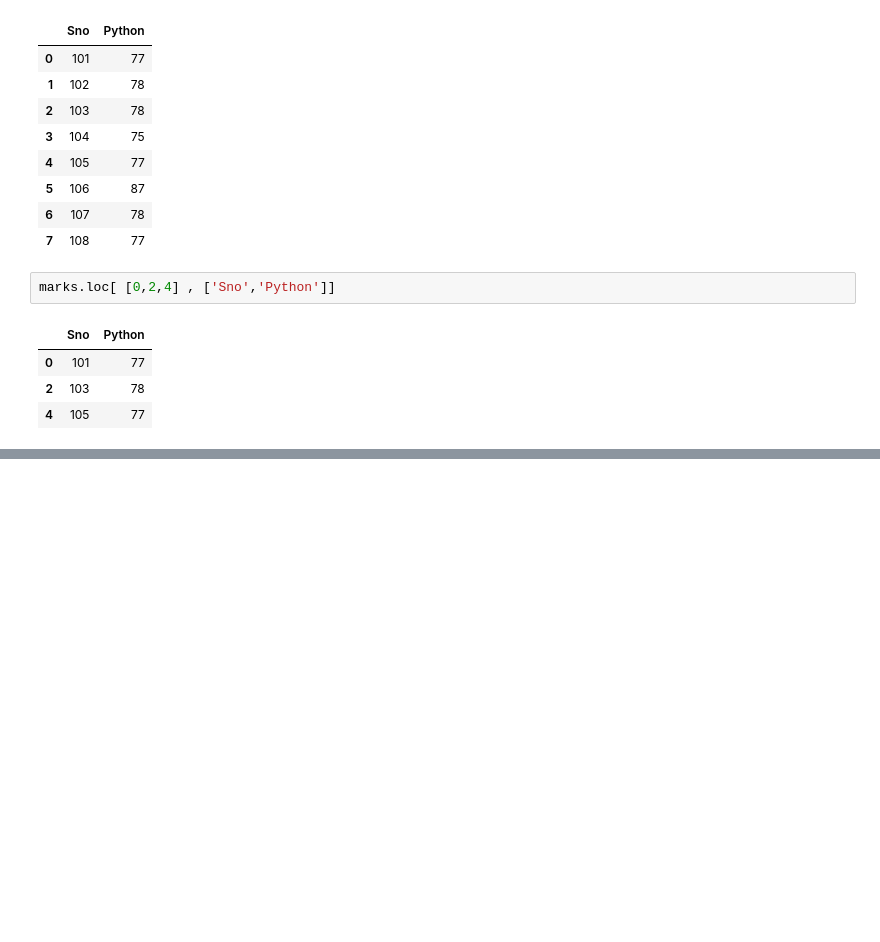
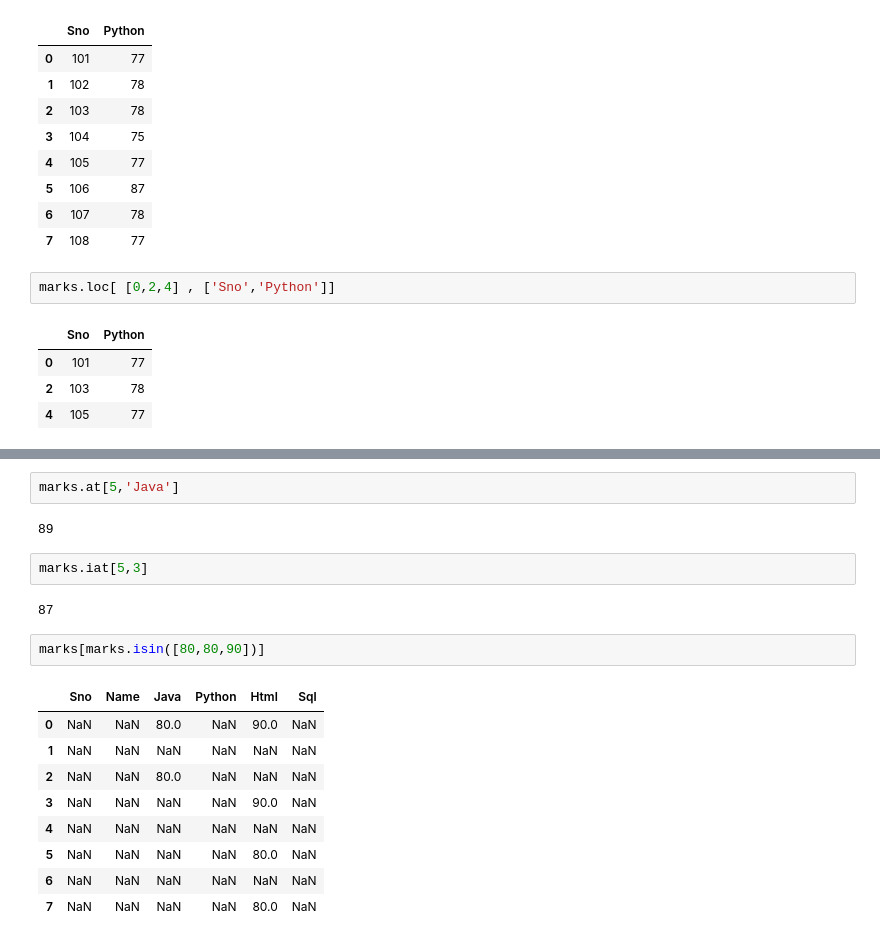
Before and after one commit to srikanthpragada/DS_06_MAY_2019, a Jupyter notebook: marks_df.ipynb, the cells around one changed output, grey strips where cells are left out. Saved outputs shown, nothing was run; the diff lists cells and outputs as text; blank space fills up the shorter version.

```diff
--- a/marks_df.ipynb
+++ b/marks_df.ipynb
@@ -143,0 +156,20 @@ marks.loc[ marks['Java'] > 85 ]
+# %%
+marks.at[5,'Java']
+# %% [output]
+89
+# %%
+marks.iat[5,3]
+# %% [output]
+87
+# %%
+marks[marks.isin([80,80,90])]
+# %% [output]
+|  | Sno | Name | Java | Python | Html | Sql |
+| 0 | NaN | NaN | 80.0 | NaN | 90.0 | NaN |
+| 1 | NaN | NaN | NaN | NaN | NaN | NaN |
+| 2 | NaN | NaN | 80.0 | NaN | NaN | NaN |
+| 3 | NaN | NaN | NaN | NaN | 90.0 | NaN |
+| 4 | NaN | NaN | NaN | NaN | NaN | NaN |
+| 5 | NaN | NaN | NaN | NaN | 80.0 | NaN |
+| 6 | NaN | NaN | NaN | NaN | NaN | NaN |
+| 7 | NaN | NaN | NaN | NaN | 80.0 | NaN |
```
Also changed, not shown: parts of 21 cells of this notebook, 1 other file.
